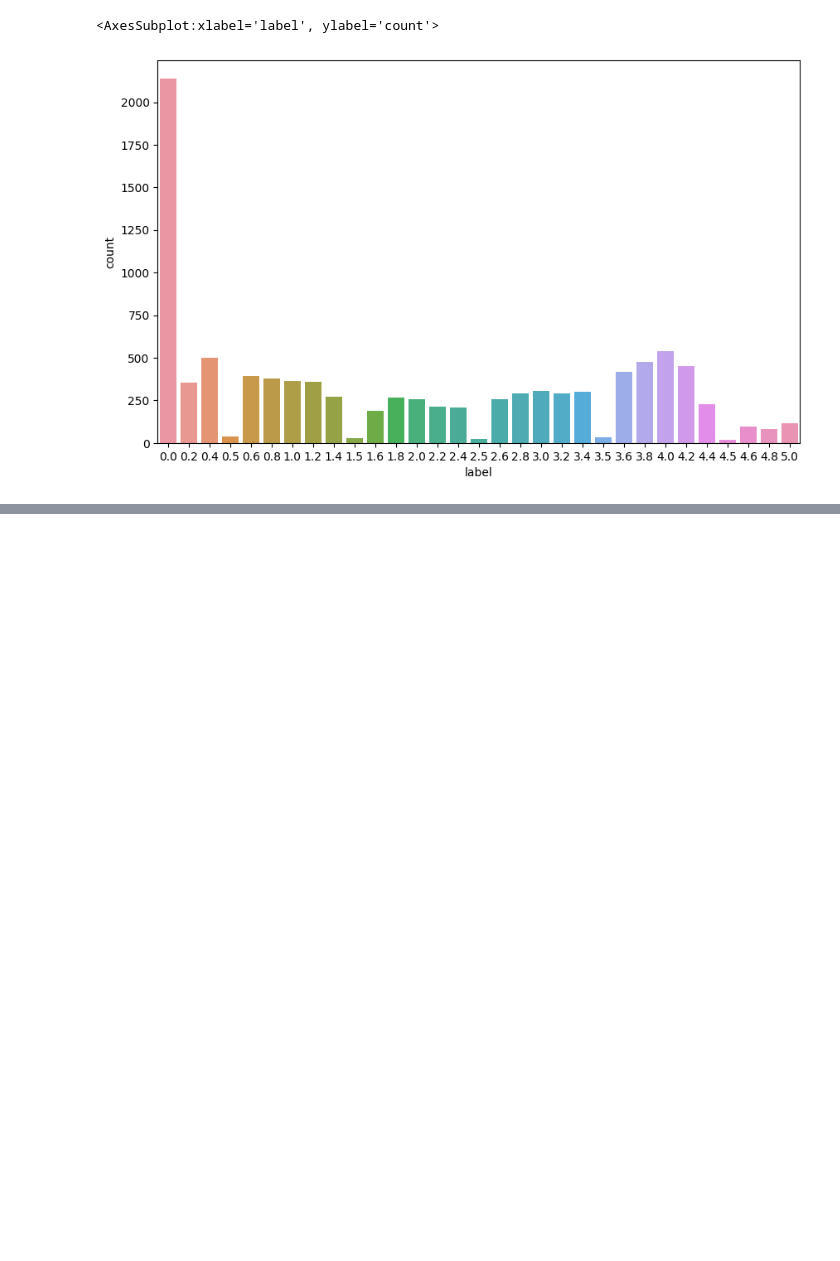
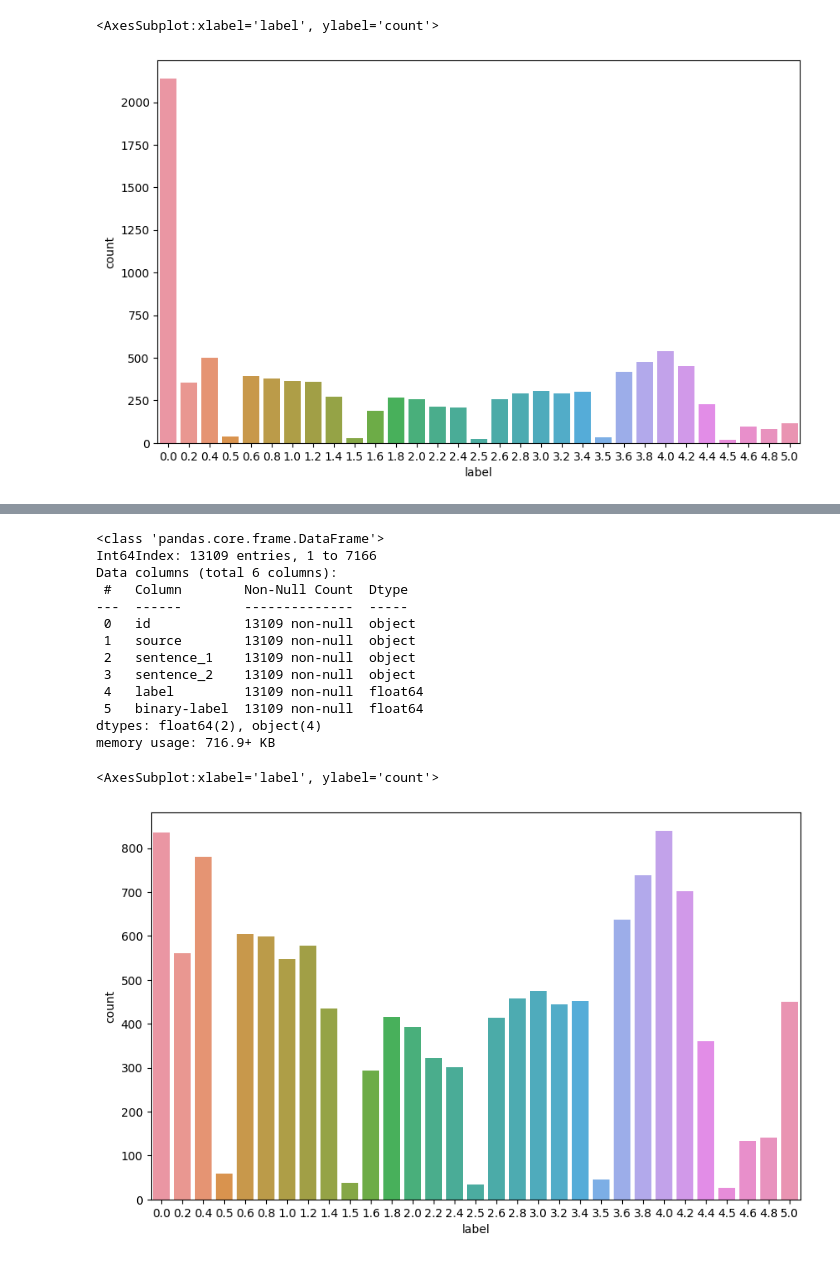
Before and after one commit to boostcampaitech7/level1-semantictextsimilarity-nlp-05, a Jupyter notebook: data/data_preprocessing.ipynb, the cells around one changed output, grey strips where cells are left out. Cells and saved outputs as stored; diff of their text form; code cells hidden in the pictures; blank space fills up the shorter version.

Commit message:
more precise data preprocessing

```diff
--- a/data/data_preprocessing.ipynb
+++ b/data/data_preprocessing.ipynb
@@ -87,0 +79,5 @@ Text(0.5, 1.0, 'validation')
+# %%
+#  drop half of the label 0
+df_label0 = df_tmp[df_tmp['label'] == 0].sample(frac=0.5, random_state=42)
+df_tmp.drop(df_label0.index, inplace=True)
+df_tmp.info()
@@ -87,0 +98,4 @@ Text(0.5, 1.0, 'validation')
+# %%
+# validation data
+df_val = df_tmp.sample(frac=0.2, random_state=42)
+df_train = df_tmp.drop(df_val.index)
@@ -108,0 +154,6 @@ memory usage: 96.3+ KB
+# %%
+# swap sentence_1 and sentence_2 for data augmentation label > 0
+df_tmp = df_train[df_train['label'] > 0].copy()
+df_tmp['sentence_1'], df_tmp['sentence_2'] = df_tmp['sentence_2'], df_tmp['sentence_1']
+df_train = pd.concat([df_train, df_tmp])
+df_train.info()
@@ -108,0 +180,6 @@ memory usage: 96.3+ KB
+# %%
+#from df_label0, get 300 data and make sentence_1 and sentence_2 to be equal
+df_tmp = df_label0.sample(n=300, random_state=42)
+df_tmp['sentence_2'] = df_tmp['sentence_1']
+df_train = pd.concat([df_train, df_tmp])
+df_train.info()
@@ -108,0 +200,22 @@ memory usage: 96.3+ KB
+# %%
+df_tmp['label'] = 5.0
+df_train = pd.concat([df_train, df_tmp])
+df_train.info()
+plt.figure(figsize=(10,6))
+sns.countplot(data = df_train,x = 'label')
+# %% [output]
+<class 'pandas.core.frame.DataFrame'>
+Int64Index: 13109 entries, 1 to 7166
+Data columns (total 6 columns):
+ #   Column        Non-Null Count  Dtype
+---  ------        --------------  -----
+ 0   id            13109 non-null  object
+ 1   source        13109 non-null  object
+ 2   sentence_1    13109 non-null  object
+ 3   sentence_2    13109 non-null  object
+ 4   label         13109 non-null  float64
+ 5   binary-label  13109 non-null  float64
+dtypes: float64(2), object(4)
+memory usage: 716.9+ KB
+<AxesSubplot:xlabel='label', ylabel='count'>
+[figure, added]
```
Also changed, not shown: parts of 28 cells of this notebook.
